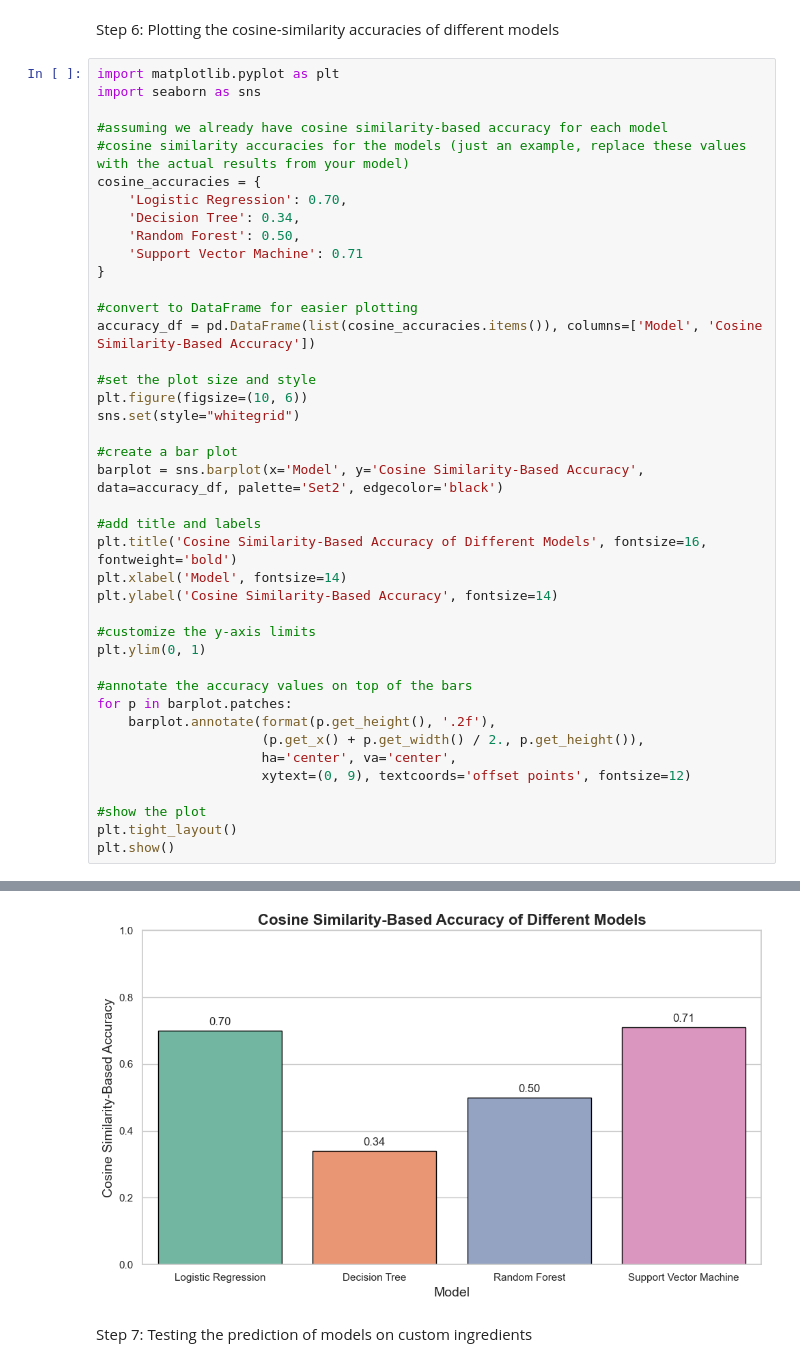
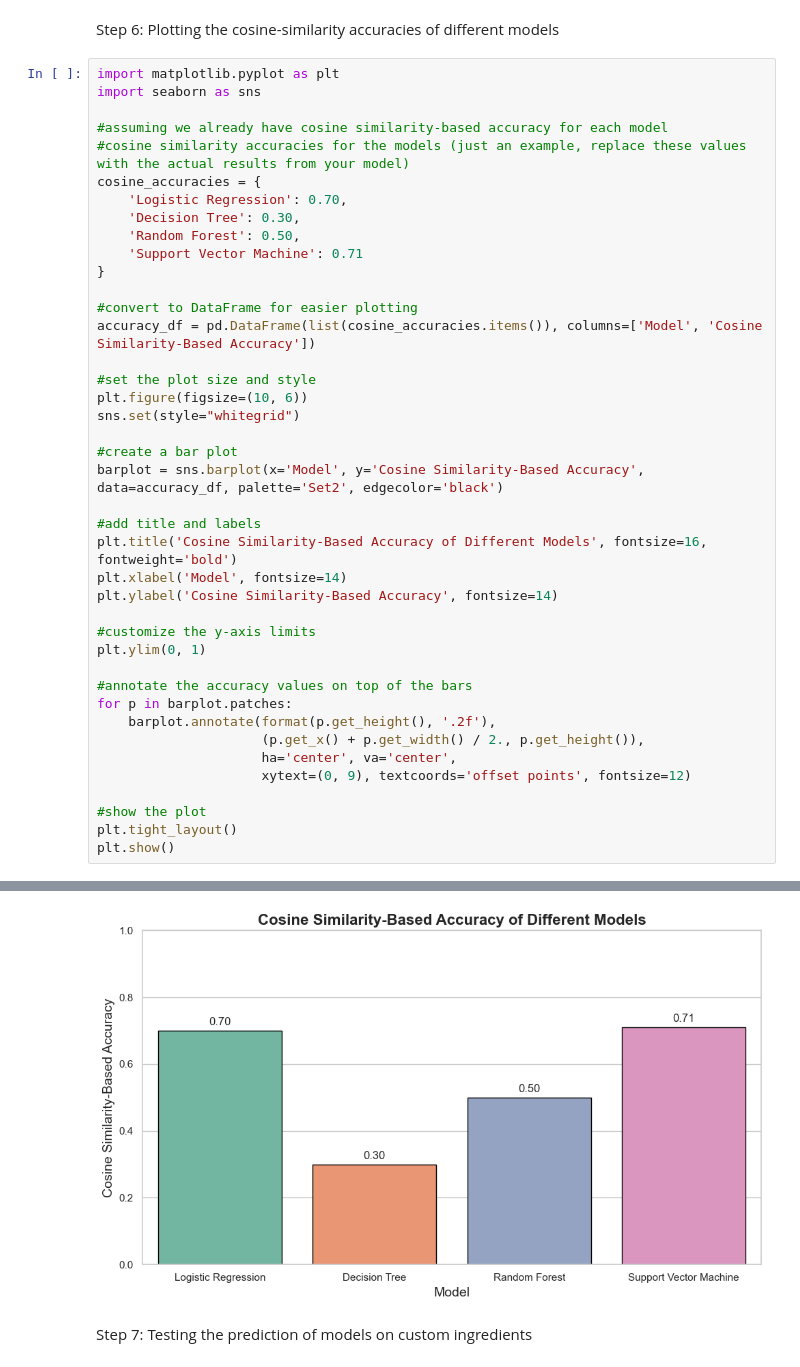
Before and after one commit to AAreesha/Recipe-Rasoi, a Jupyter notebook: Model Evaluation.ipynb, the cells around one changed output, grey strips where cells are left out. Drawn from its saved outputs; the diff is of its cells as text.

```diff
--- a/Model Evaluation.ipynb
+++ b/Model Evaluation.ipynb
@@ -260,7 +256,7 @@ import seaborn as sns
 #cosine similarity accuracies for the models (just an example, replace these values with the actual results from your model)
 cosine_accuracies = {
     'Logistic Regression': 0.70,
-    'Decision Tree': 0.34,
+    'Decision Tree': 0.30,
     'Random Forest': 0.50,
     'Support Vector Machine': 0.71
 }
@@ -270,34 +266,34 @@ accuracy_df = pd.DataFrame(list(cosine_accuracies.items()), columns=['Model', 'C
 
 #set the plot size and style
 plt.figure(figsize=(10, 6))
 sns.set(style="whitegrid")
 
 #create a bar plot
 barplot = sns.barplot(x='Model', y='Cosine Similarity-Based Accuracy', data=accuracy_df, palette='Set2', edgecolor='black')
 
 #add title and labels
 plt.title('Cosine Similarity-Based Accuracy of Different Models', fontsize=16, fontweight='bold')
 plt.xlabel('Model', fontsize=14)
 plt.ylabel('Cosine Similarity-Based Accuracy', fontsize=14)
 
 #customize the y-axis limits
 plt.ylim(0, 1)
 
 #annotate the accuracy values on top of the bars
 for p in barplot.patches:
     barplot.annotate(format(p.get_height(), '.2f'),
                      (p.get_x() + p.get_width() / 2., p.get_height()),
                      ha='center', va='center',
                      xytext=(0, 9), textcoords='offset points', fontsize=12)
 
 #show the plot
 plt.tight_layout()
 plt.show()
 # %% [output]
 Passing `palette` without assigning `hue` is deprecated and will be removed in v0.14.0. Assign the `x` variable to `hue` and set `legend=False` for the same effect.
 
   barplot = sns.barplot(x='Model', y='Cosine Similarity-Based Accuracy', data=accuracy_df, palette='Set2', edgecolor='black')
-[figure, old version]
+[figure, new version]
 # %% [markdown]
 Step 7: Testing the prediction of models on custom ingredients
 # %%
```
Also changed, not shown: parts of 11 cells of this notebook, 4 other files.
